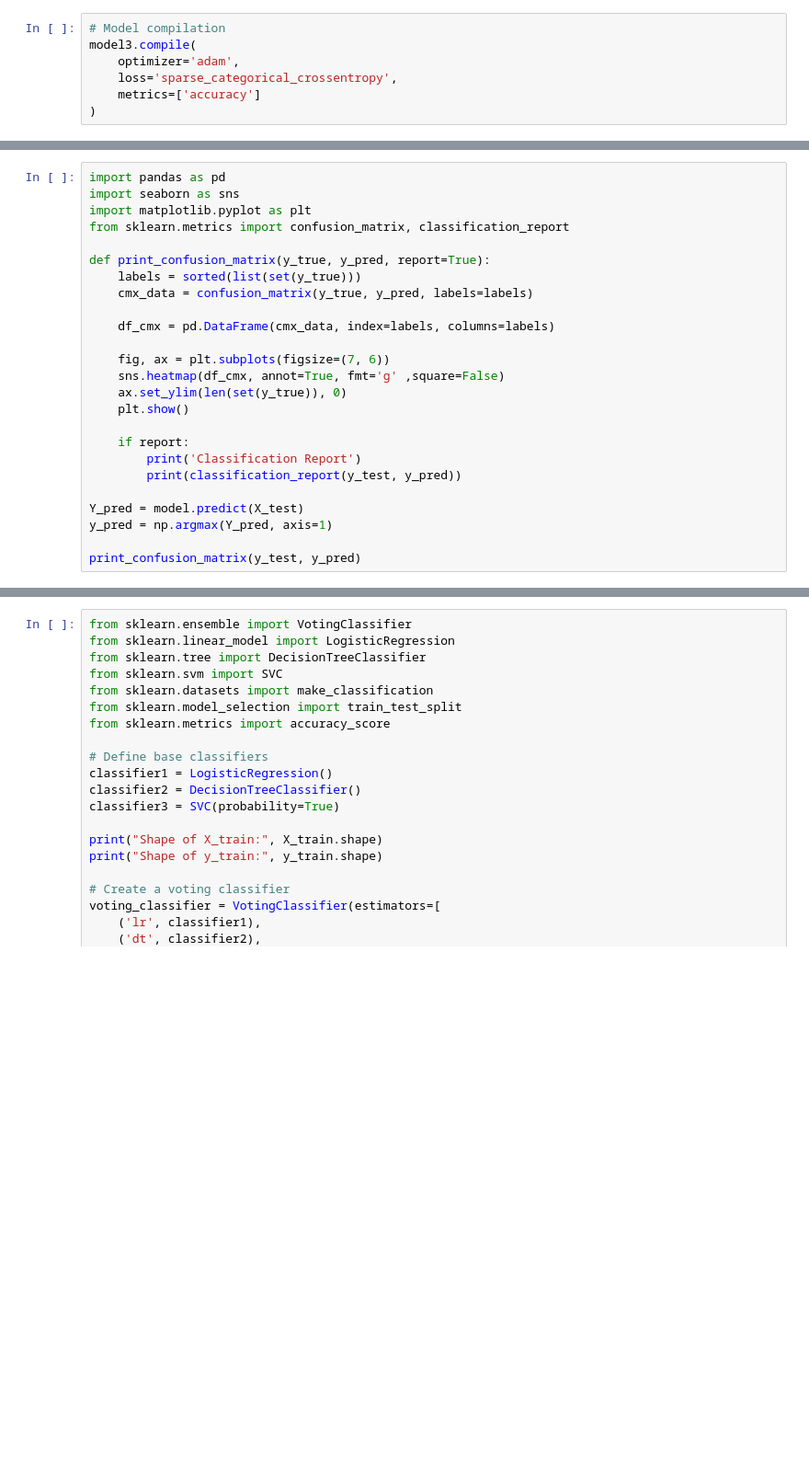
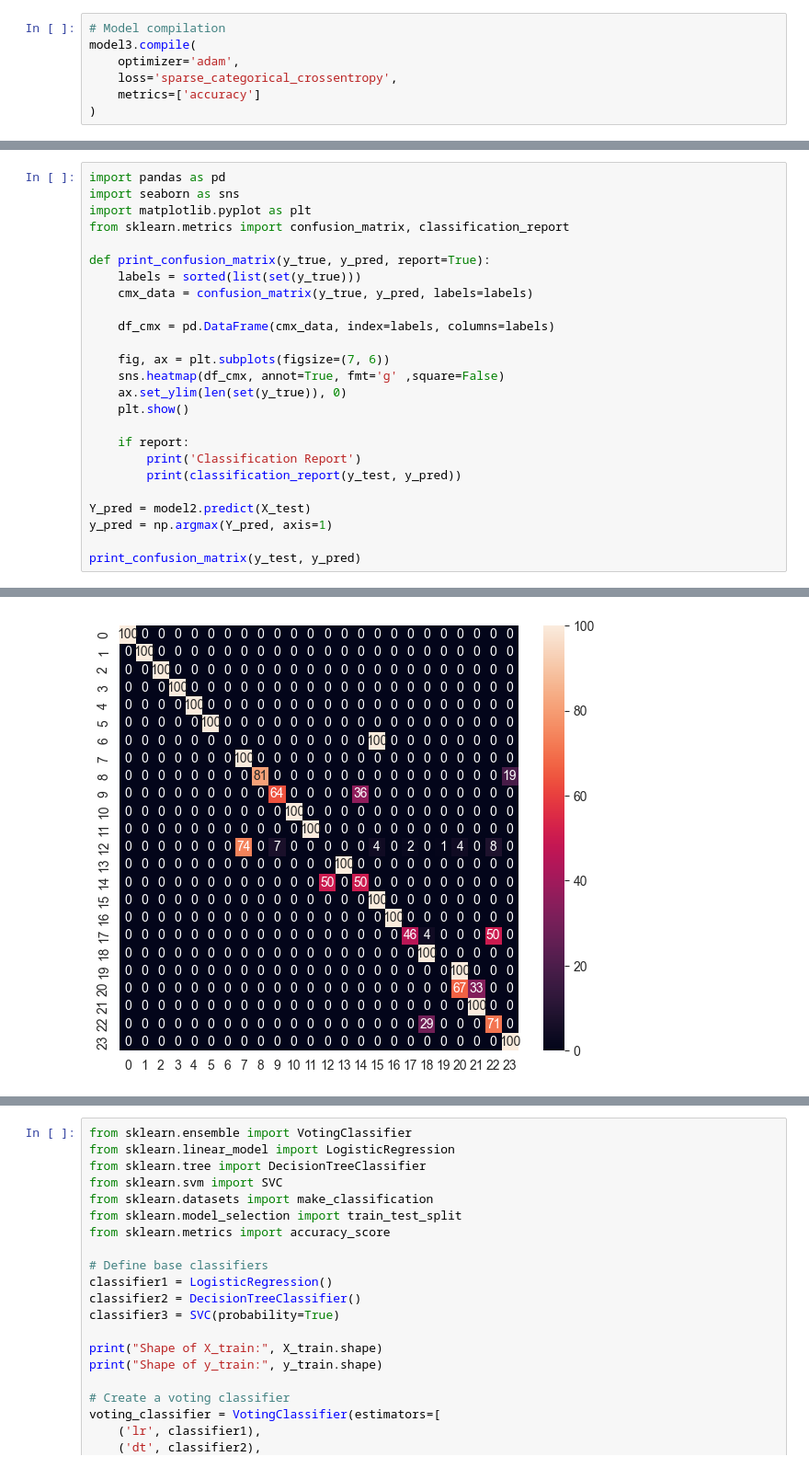
Before and after one commit to mijn35/thesis, a Jupyter notebook: testData.ipynb, the cells around one changed output, grey strips where cells are left out. Shown at 92% size. Saved outputs shown, nothing was run; the diff lists cells and outputs as text; blank space fills up the shorter version.

Commit message:
test run for values for paper

```diff
--- a/testData.ipynb
+++ b/testData.ipynb
@@ -388,7 +428,8 @@ def print_confusion_matrix(y_true, y_pred, report=True):
         print('Classification Report')
         print(classification_report(y_test, y_pred))
 
-Y_pred = model.predict(X_test)
+Y_pred = model2.predict(X_test)
 y_pred = np.argmax(Y_pred, axis=1)
 
 print_confusion_matrix(y_test, y_pred)
+# %% [output]
@@ -394,0 +437 @@ print_confusion_matrix(y_test, y_pred)
+[figure, added]
```
Also changed, not shown: parts of 14 cells of this notebook, 2 other files.
